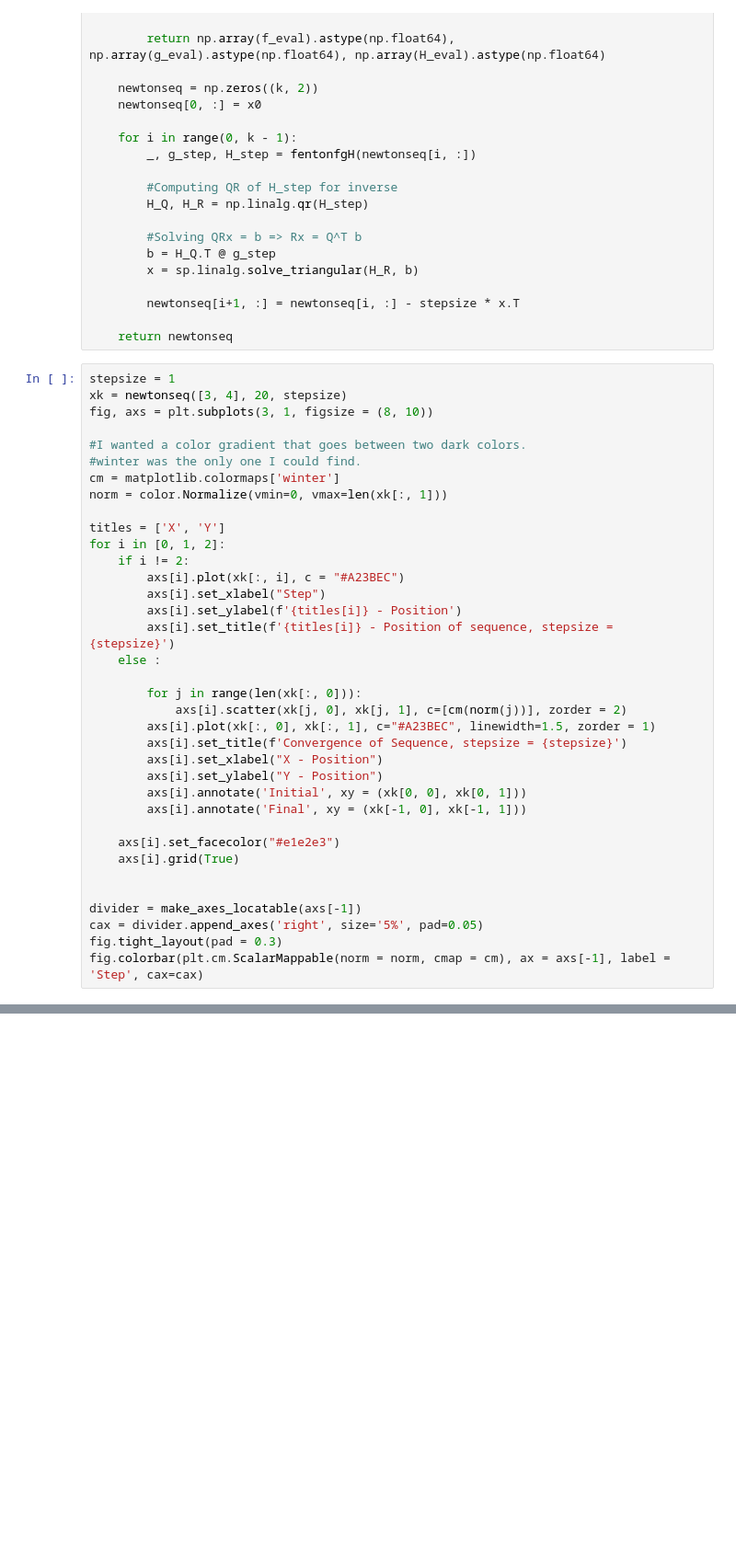
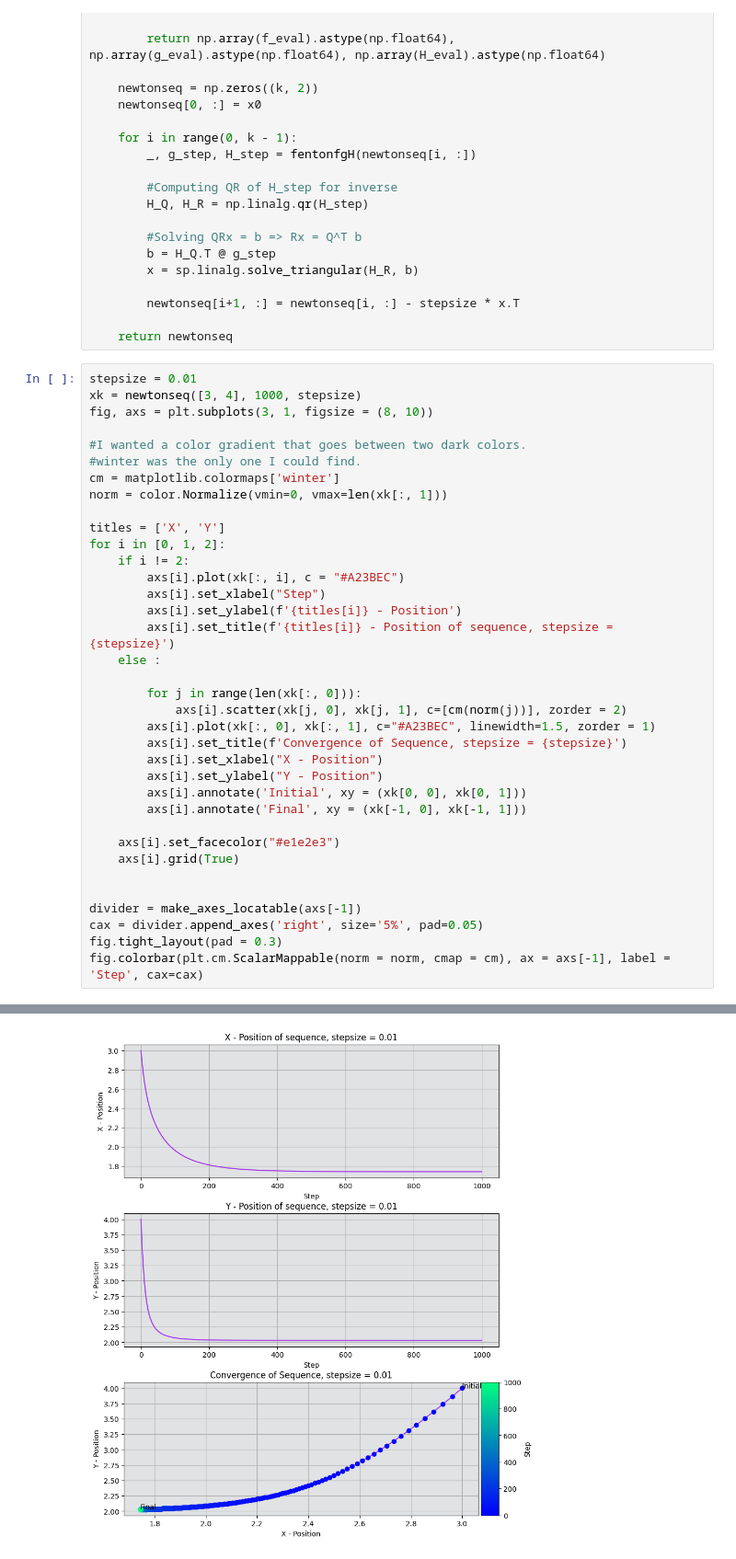
Before and after one commit to CalebDerrickson/GradCourses, a Jupyter notebook: Quarter 2/Nonlinear Optimization/Homework/Homework1/Code/newtonMethon.ipynb, the cells around one changed output, grey strips where cells are left out. Shown at 92% size. Drawn from its saved outputs; the diff is of its cells as text; blank space fills up the shorter version.

```diff
--- a/Quarter 2/Nonlinear Optimization/Homework/Homework1/Code/newtonMethon.ipynb
+++ b/Quarter 2/Nonlinear Optimization/Homework/Homework1/Code/newtonMethon.ipynb
@@ -49,8 +49,8 @@ def newtonseq(x0, k, stepsize) :
 
     return newtonseq
 # %%
-stepsize = 1
-xk = newtonseq([3, 4], 20, stepsize)
+stepsize = 0.01
+xk = newtonseq([3, 4], 1000, stepsize)
 fig, axs = plt.subplots(3, 1, figsize = (8, 10))
 
 #I wanted a color gradient that goes between two dark colors.
@@ -84,3 +84,4 @@ divider = make_axes_locatable(axs[-1])
 cax = divider.append_axes('right', size='5%', pad=0.05)
 fig.tight_layout(pad = 0.3)
 fig.colorbar(plt.cm.ScalarMappable(norm = norm, cmap = cm), ax = axs[-1], label = 'Step', cax=cax)
+# %% [output]
@@ -86,0 +89 @@ fig.colorbar(plt.cm.ScalarMappable(norm = norm, cmap = cm), ax = axs[-1], label
+[figure, added]
```
Also changed, not shown: parts of 1 cell of this notebook, 1 other file.
